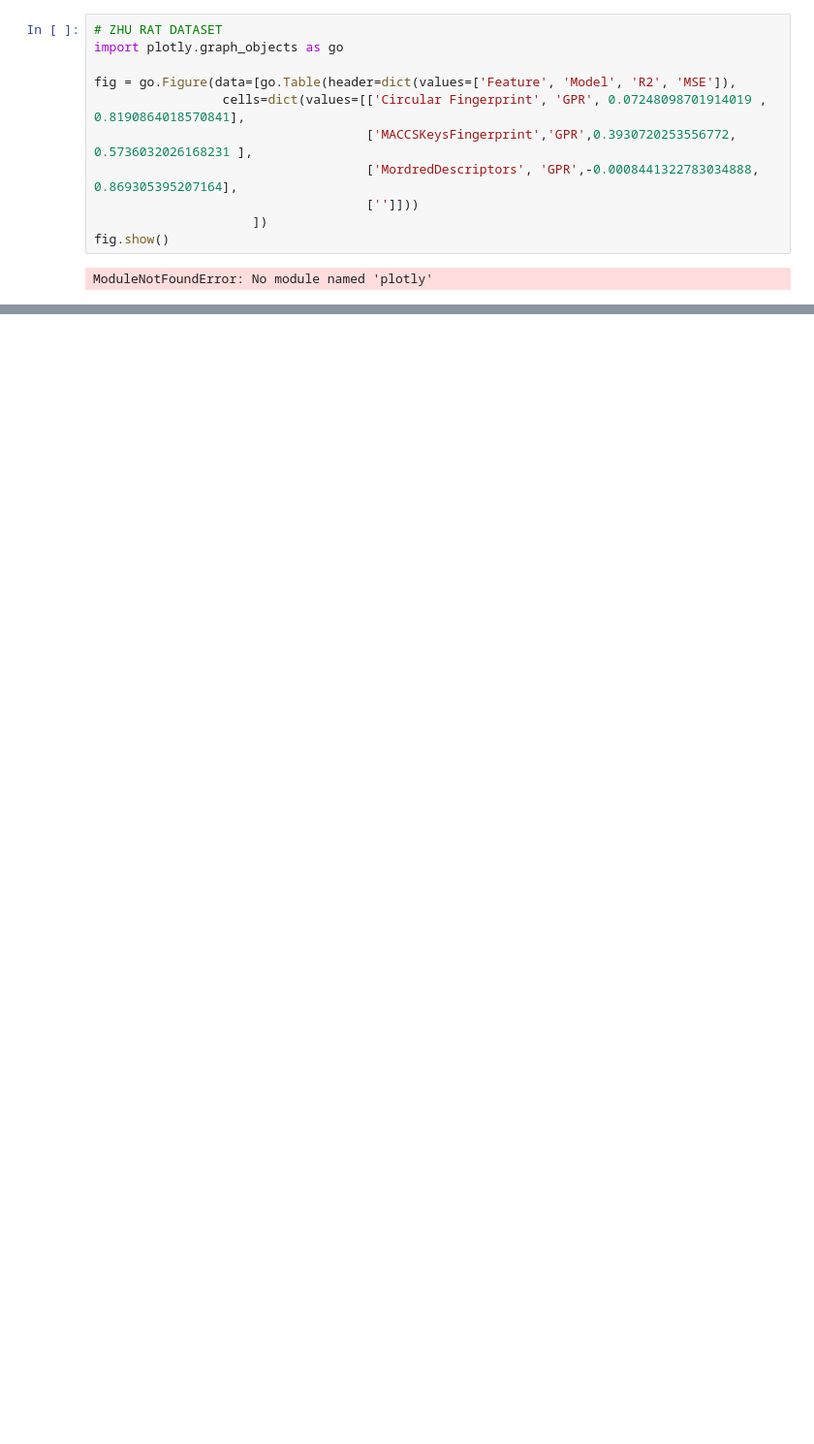
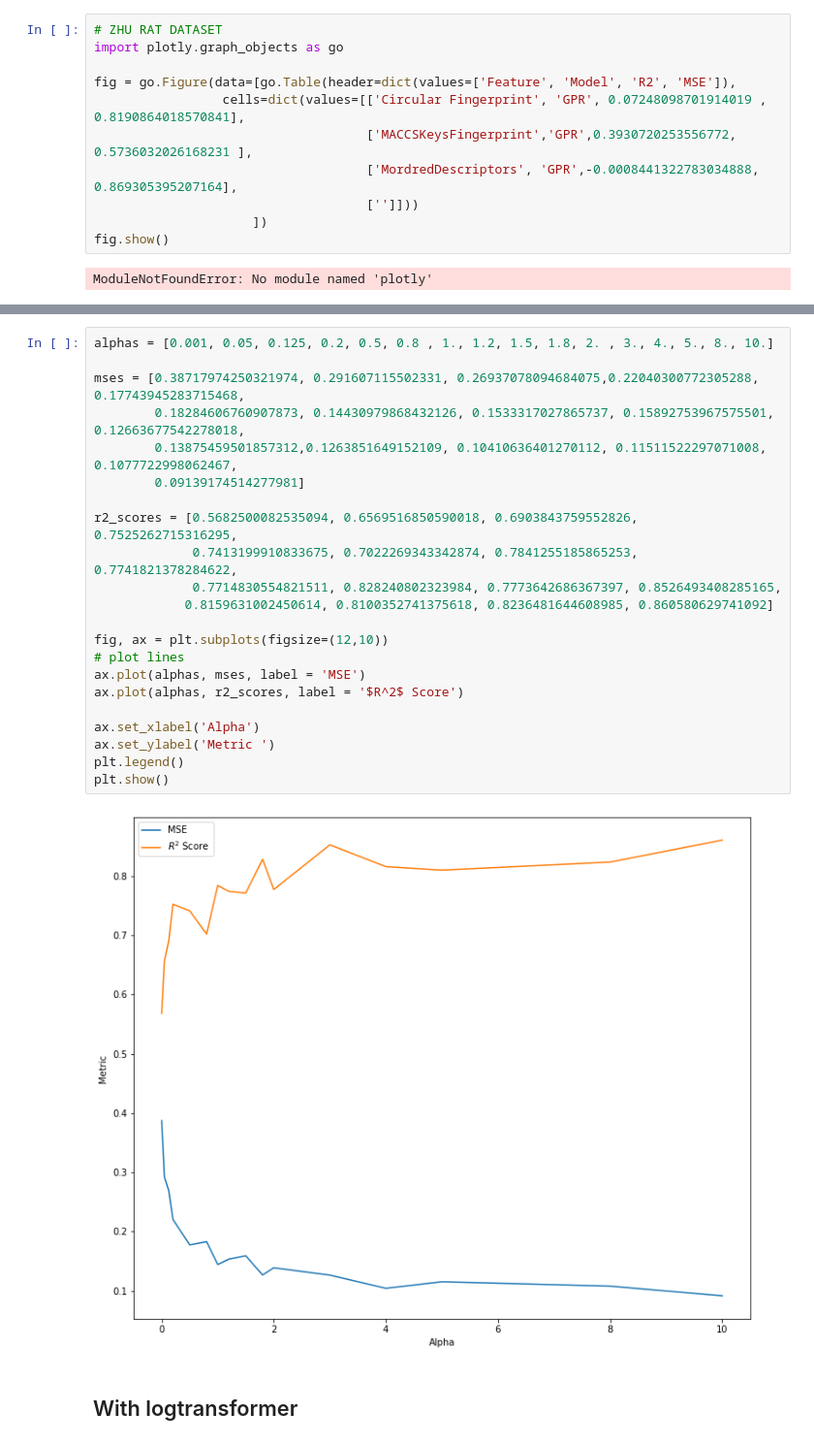
Before and after one commit to Zymergen-DIRECT-2021/cytoxnet, a Jupyter notebook: working/input_features/eval_feat_updated.ipynb, the cells around one changed output, grey strips where cells are left out. Shown at 97% size. Drawn from its saved outputs; the diff is of its cells as text; blank space fills up the shorter version.

```diff
--- a/working/input_features/eval_feat_updated.ipynb
+++ b/working/input_features/eval_feat_updated.ipynb
@@ -384,0 +1365,26 @@ ModuleNotFoundError: No module named 'plotly'
+# %%
+alphas = [0.001, 0.05, 0.125, 0.2, 0.5, 0.8 , 1., 1.2, 1.5, 1.8, 2. , 3., 4., 5., 8., 10.]
+
+mses = [0.38717974250321974, 0.291607115502331, 0.26937078094684075,0.22040300772305288, 0.17743945283715468,
+        0.18284606760907873, 0.14430979868432126, 0.1533317027865737, 0.15892753967575501, 0.12663677542278018,
+        0.13875459501857312,0.1263851649152109, 0.10410636401270112, 0.11511522297071008, 0.1077722998062467,
+        0.09139174514277981]
+
+r2_scores = [0.5682500082535094, 0.6569516850590018, 0.6903843759552826, 0.7525262715316295,
+             0.7413199910833675, 0.7022269343342874, 0.7841255185865253, 0.7741821378284622,
+             0.7714830554821511, 0.828240802323984, 0.7773642686367397, 0.8526493408285165,
+            0.8159631002450614, 0.8100352741375618, 0.8236481644608985, 0.860580629741092]
+
+fig, ax = plt.subplots(figsize=(12,10))
+# plot lines
+ax.plot(alphas, mses, label = 'MSE')
+ax.plot(alphas, r2_scores, label = '$R^2$ Score')
+
+ax.set_xlabel('Alpha')
+ax.set_ylabel('Metric ')
+plt.legend()
+plt.show()
+# %% [output]
+[figure, added]
+# %% [markdown]
+## With logtransformer
```
Also changed, not shown: parts of 20 cells of this notebook, 4 other files.
